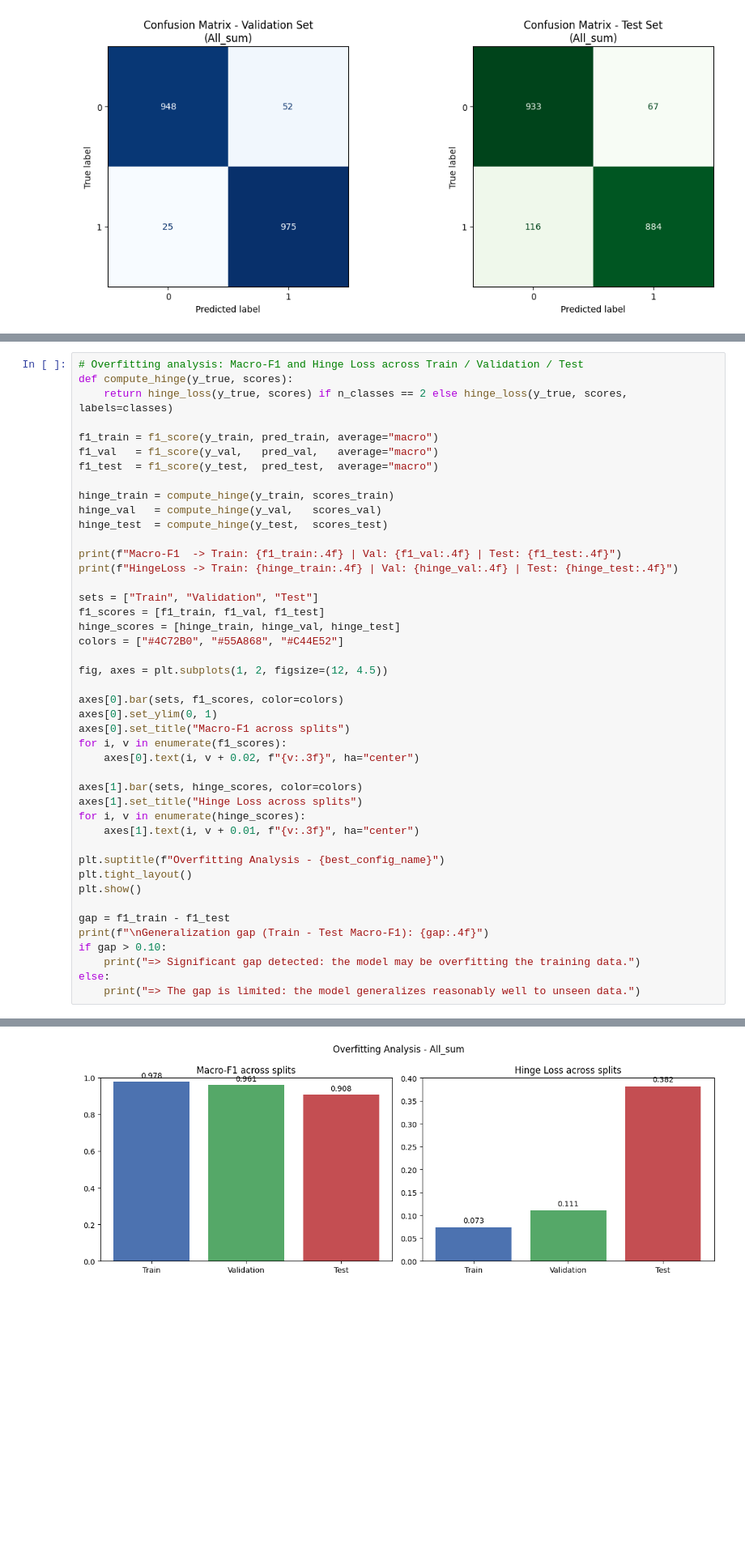
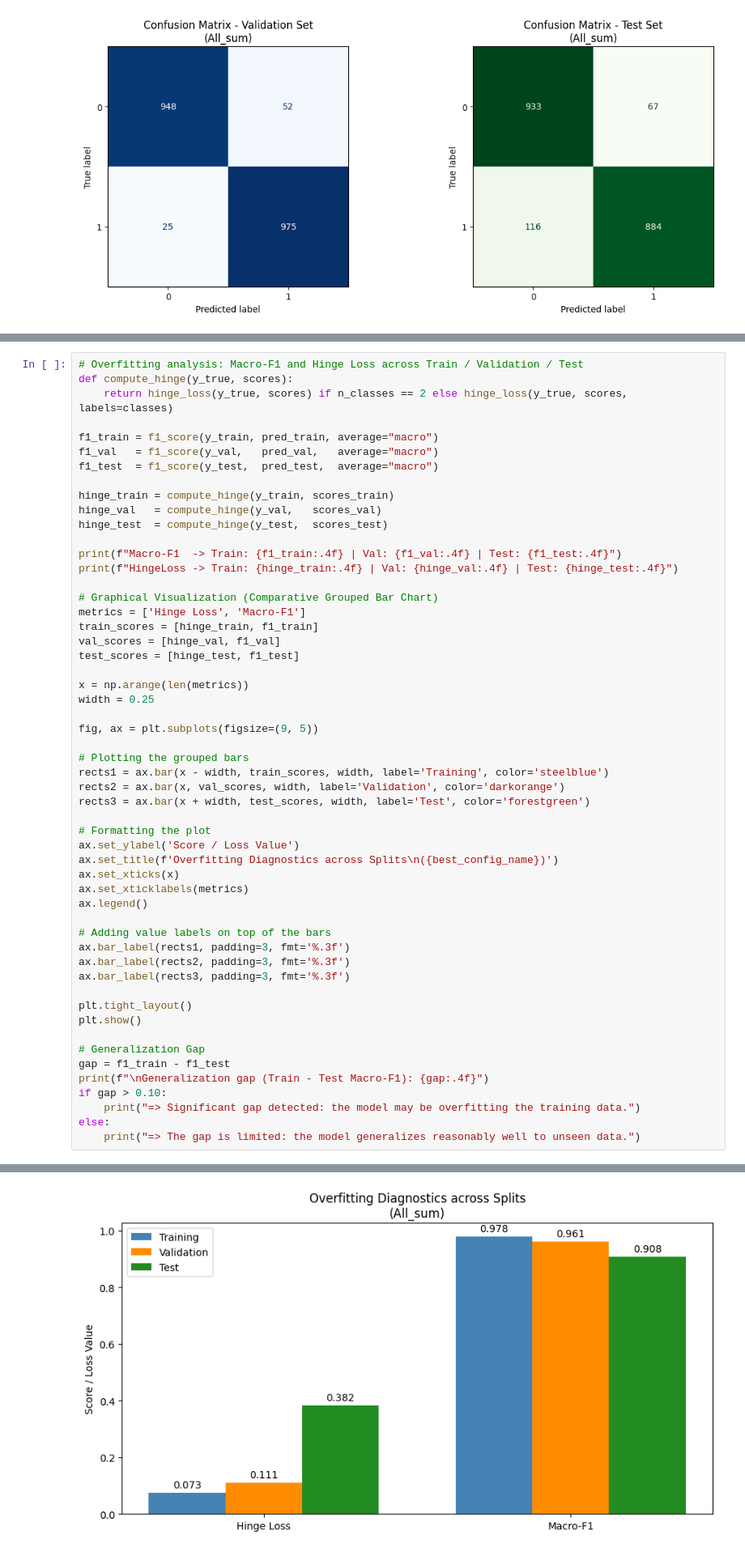
Before and after one commit to ecalabrese17/Italian-AI-Text-Detector, a Jupyter notebook: 02_classification/task3.ipynb, the cells around one changed output, grey strips where cells are left out. Shown at 81% size. Cells and saved outputs as stored; diff of their text form; blank space fills up the shorter version.

```diff
--- a/02_classification/task3.ipynb
+++ b/02_classification/task3.ipynb
@@ -452,48 +398,58 @@ We compare Macro-F1 and hinge loss across Training, Validation and Test to check
 def compute_hinge(y_true, scores):
     return hinge_loss(y_true, scores) if n_classes == 2 else hinge_loss(y_true, scores, labels=classes)
 
 f1_train = f1_score(y_train, pred_train, average="macro")
 f1_val   = f1_score(y_val,   pred_val,   average="macro")
 f1_test  = f1_score(y_test,  pred_test,  average="macro")
 
 hinge_train = compute_hinge(y_train, scores_train)
 hinge_val   = compute_hinge(y_val,   scores_val)
 hinge_test  = compute_hinge(y_test,  scores_test)
 
 print(f"Macro-F1  -> Train: {f1_train:.4f} | Val: {f1_val:.4f} | Test: {f1_test:.4f}")
 print(f"HingeLoss -> Train: {hinge_train:.4f} | Val: {hinge_val:.4f} | Test: {hinge_test:.4f}")
 
-sets = ["Train", "Validation", "Test"]
-f1_scores = [f1_train, f1_val, f1_test]
-hinge_scores = [hinge_train, hinge_val, hinge_test]
-colors = ["#4C72B0", "#55A868", "#C44E52"]
+# Graphical Visualization (Comparative Grouped Bar Chart)
+metrics = ['Hinge Loss', 'Macro-F1']
+train_scores = [hinge_train, f1_train]
+val_scores = [hinge_val, f1_val]
+test_scores = [hinge_test, f1_test]
 
-fig, axes = plt.subplots(1, 2, figsize=(12, 4.5))
+x = np.arange(len(metrics))
+width = 0.25
 
-axes[0].bar(sets, f1_scores, color=colors)
-axes[0].set_ylim(0, 1)
-axes[0].set_title("Macro-F1 across splits")
-for i, v in enumerate(f1_scores):
-    axes[0].text(i, v + 0.02, f"{v:.3f}", ha="center")
+fig, ax = plt.subplots(figsize=(9, 5))
 
-axes[1].bar(sets, hinge_scores, color=colors)
-axes[1].set_title("Hinge Loss across splits")
-for i, v in enumerate(hinge_scores):
-    axes[1].text(i, v + 0.01, f"{v:.3f}", ha="center")
+# Plotting the grouped bars
+rects1 = ax.bar(x - width, train_scores, width, label='Training', color='steelblue')
+rects2 = ax.bar(x, val_scores, width, label='Validation', color='darkorange')
+rects3 = ax.bar(x + width, test_scores, width, label='Test', color='forestgreen')
 
-plt.suptitle(f"Overfitting Analysis - {best_config_name}")
+# Formatting the plot
+ax.set_ylabel('Score / Loss Value')
+ax.set_title(f'Overfitting Diagnostics across Splits\n({best_config_name})')
+ax.set_xticks(x)
+ax.set_xticklabels(metrics)
+ax.legend()
+
+# Adding value labels on top of the bars
+ax.bar_label(rects1, padding=3, fmt='%.3f')
+ax.bar_label(rects2, padding=3, fmt='%.3f')
+ax.bar_label(rects3, padding=3, fmt='%.3f')
+
 plt.tight_layout()
 plt.show()
 
+# Generalization Gap
 gap = f1_train - f1_test
 print(f"\nGeneralization gap (Train - Test Macro-F1): {gap:.4f}")
 if gap > 0.10:
     print("=> Significant gap detected: the model may be overfitting the training data.")
 else:
     print("=> The gap is limited: the model generalizes reasonably well to unseen data.")
 # %% [output]
 Macro-F1  -> Train: 0.9785 | Val: 0.9615 | Test: 0.9084
 HingeLoss -> Train: 0.0735 | Val: 0.1105 | Test: 0.3820
-[figure, old version]
+[figure, new version]
 Generalization gap (Train - Test Macro-F1): 0.0701
 => The gap is limited: the model generalizes reasonably well to unseen data.
```
Also changed, not shown: parts of 12 cells of this notebook, 3 other files.
